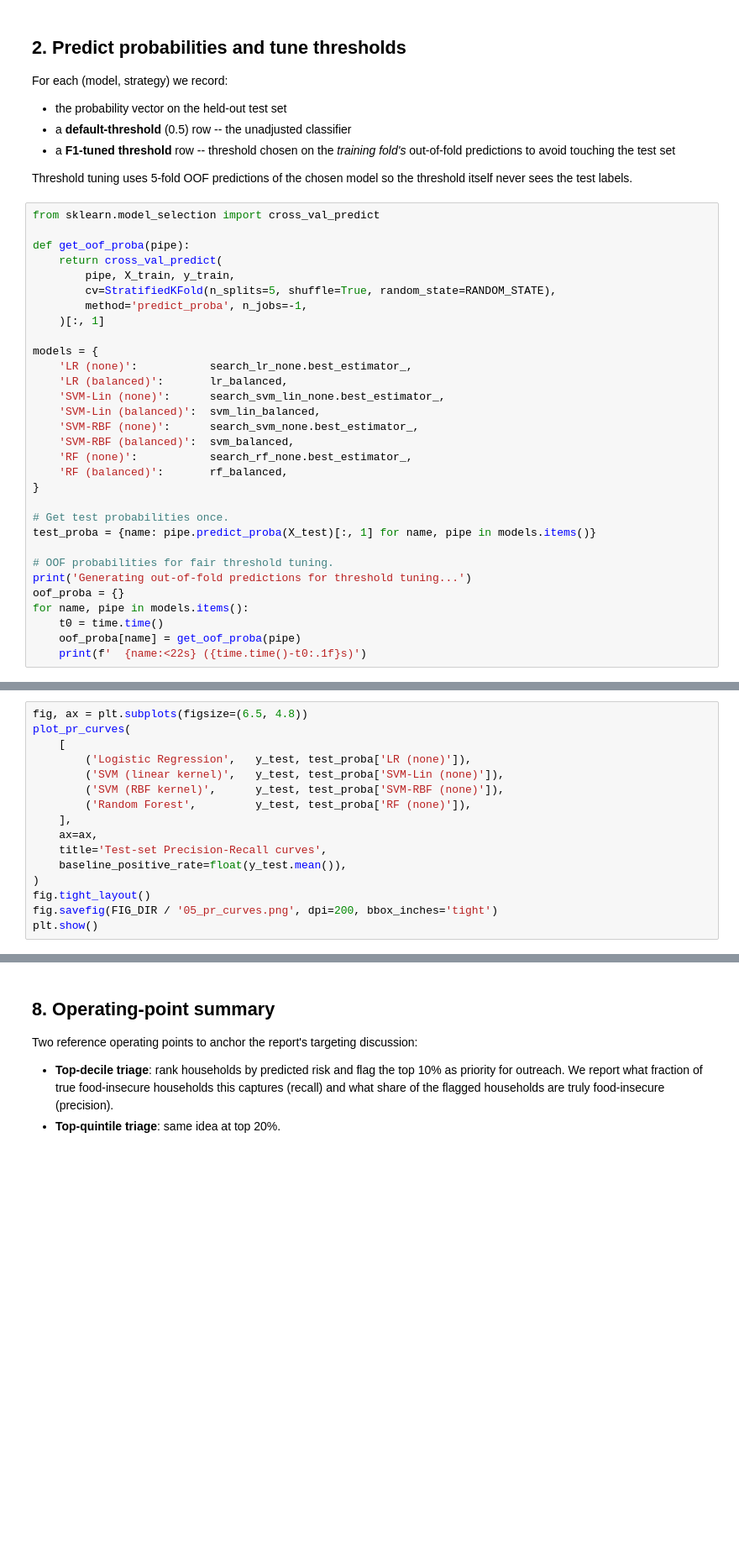
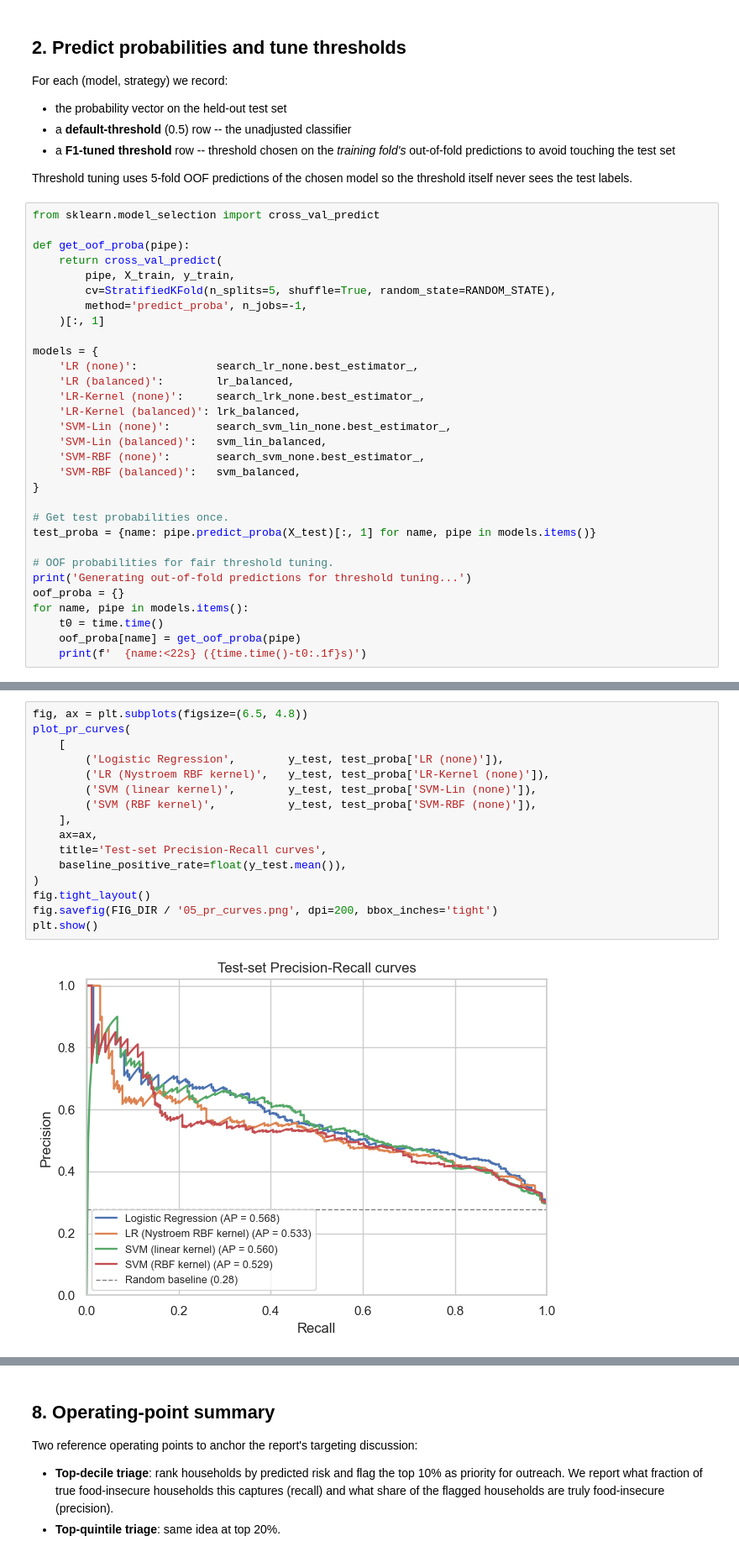
Before and after one commit to nhphuong2504/food-insecure, a Jupyter notebook: notebooks/02_prediction_track.ipynb, the cells around one changed output, grey strips where cells are left out. Shown at 84% size. Cells and saved outputs as stored; diff of their text form; blank space fills up the shorter version.

```diff
--- a/notebooks/02_prediction_track.ipynb
+++ b/notebooks/02_prediction_track.ipynb
@@ -183,14 +243,14 @@ def get_oof_proba(pipe):
     )[:, 1]
 
 models = {
-    'LR (none)':           search_lr_none.best_estimator_,
-    'LR (balanced)':       lr_balanced,
-    'SVM-Lin (none)':      search_svm_lin_none.best_estimator_,
-    'SVM-Lin (balanced)':  svm_lin_balanced,
-    'SVM-RBF (none)':      search_svm_none.best_estimator_,
-    'SVM-RBF (balanced)':  svm_balanced,
-    'RF (none)':           search_rf_none.best_estimator_,
-    'RF (balanced)':       rf_balanced,
+    'LR (none)':            search_lr_none.best_estimator_,
+    'LR (balanced)':        lr_balanced,
+    'LR-Kernel (none)':     search_lrk_none.best_estimator_,
+    'LR-Kernel (balanced)': lrk_balanced,
+    'SVM-Lin (none)':       search_svm_lin_none.best_estimator_,
+    'SVM-Lin (balanced)':   svm_lin_balanced,
+    'SVM-RBF (none)':       search_svm_none.best_estimator_,
+    'SVM-RBF (balanced)':   svm_balanced,
 }
 
 # Get test probabilities once.
@@ -253,19 +347,21 @@ the table).
 # %%
 fig, ax = plt.subplots(figsize=(6.5, 4.8))
 plot_pr_curves(
     [
-        ('Logistic Regression',   y_test, test_proba['LR (none)']),
-        ('SVM (linear kernel)',   y_test, test_proba['SVM-Lin (none)']),
-        ('SVM (RBF kernel)',      y_test, test_proba['SVM-RBF (none)']),
-        ('Random Forest',         y_test, test_proba['RF (none)']),
+        ('Logistic Regression',        y_test, test_proba['LR (none)']),
+        ('LR (Nystroem RBF kernel)',   y_test, test_proba['LR-Kernel (none)']),
+        ('SVM (linear kernel)',        y_test, test_proba['SVM-Lin (none)']),
+        ('SVM (RBF kernel)',           y_test, test_proba['SVM-RBF (none)']),
     ],
     ax=ax,
     title='Test-set Precision-Recall curves',
     baseline_positive_rate=float(y_test.mean()),
 )
 fig.tight_layout()
 fig.savefig(FIG_DIR / '05_pr_curves.png', dpi=200, bbox_inches='tight')
 plt.show()
+# %% [output]
+[figure, added]
 # %% [markdown]
 ## 5. Calibration diagnostics
 
```
Also changed, not shown: parts of 21 cells of this notebook, 10 other files.
